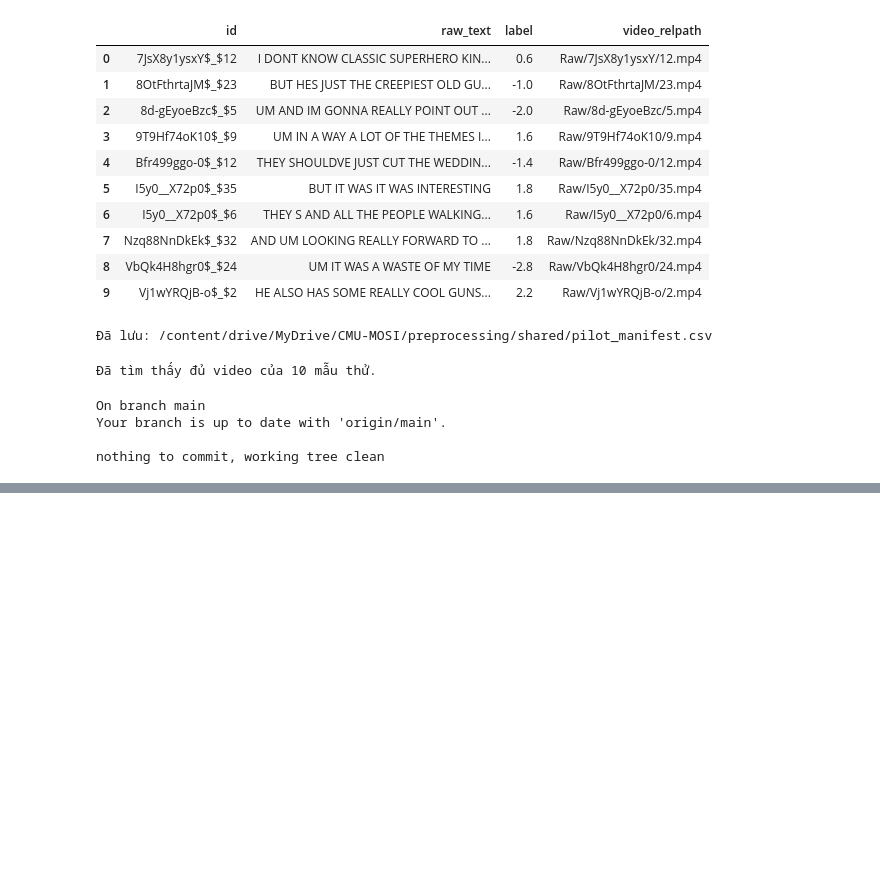
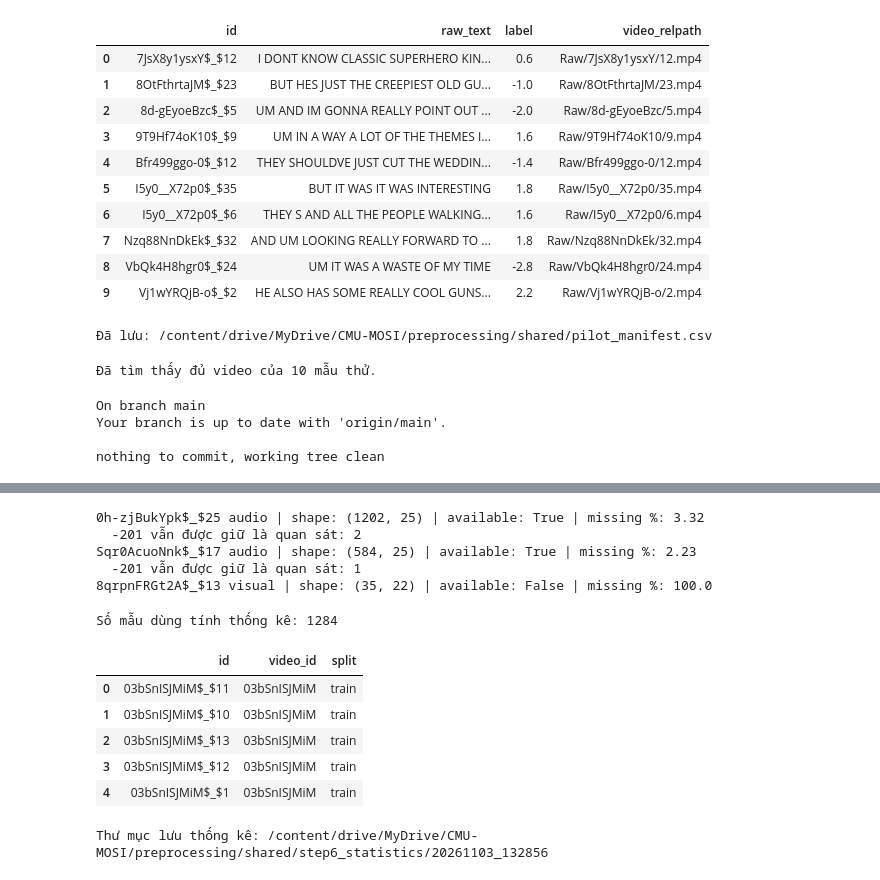
Before and after one commit to danghau2512/DataMining-MSA, a Jupyter notebook: src/notebooks/02_Preprocessing.ipynb, the cells around one changed output, grey strips where cells are left out. Drawn from its saved outputs; the diff is of its cells as text; code cells hidden in the pictures; blank space fills up the shorter version.

```diff
--- a/src/notebooks/02_Preprocessing.ipynb
+++ b/src/notebooks/02_Preprocessing.ipynb
@@ -382,0 +859,49 @@ nothing to commit, working tree clean
+# %%
+cases = [
+    ("0h-zjBukYpk$_$25", "audio"),
+    ("Sqr0AcuoNnk$_$17", "audio"),
+    ("8qrpnFRGt2A$_$13", "visual"),
+]
+
+for sample_id, modality in cases:
+    result = load_step5_features(sample_id, modality)
+
+    mask = result["observed_mask"]
+
+    print(
+        sample_id,
+        modality,
+        "| shape:", result["features"].shape,
+        "| available:", result["modality_available"],
+        "| missing %:", round((~mask).mean() * 100, 2),
+    )
+
+    if modality == "audio":
+        retained_floor = (
+            (result["features_raw"] == -201)
+            & mask
+        ).sum()
+
+        print("  -201 vẫn được giữ là quan sát:", retained_floor)
+# %% [output]
+0h-zjBukYpk$_$25 audio | shape: (1202, 25) | available: True | missing %: 3.32
+  -201 vẫn được giữ là quan sát: 2
+Sqr0AcuoNnk$_$17 audio | shape: (584, 25) | available: True | missing %: 2.23
+  -201 vẫn được giữ là quan sát: 1
+8qrpnFRGt2A$_$13 visual | shape: (35, 22) | available: False | missing %: 100.0
+# %%
+train_manifest = (
+    manifest.loc[manifest["split"].eq("train")]
+    .copy()
+    .reset_index(drop=True)
+)
+print("Số mẫu dùng tính thống kê:", len(train_manifest))
+display( train_manifest[["id", "video_id", "split"]].head())
+# %% [output]
+Số mẫu dùng tính thống kê: 1284
+|  | id | video_id | split |
+| 0 | 03bSnISJMiM$_$11 | 03bSnISJMiM | train |
+| 1 | 03bSnISJMiM$_$10 | 03bSnISJMiM | train |
+| 2 | 03bSnISJMiM$_$13 | 03bSnISJMiM | train |
+| 3 | 03bSnISJMiM$_$12 | 03bSnISJMiM | train |
+| 4 | 03bSnISJMiM$_$1 | 03bSnISJMiM | train |
@@ -382,0 +1026,14 @@ nothing to commit, working tree clean
+# %%
+run_name = datetime.now().strftime("%Y%m%d_%H%M%S")
+
+TRAIN_STATS_DIR = (
+    DATA_ROOT
+    / "preprocessing/shared/step6_statistics"
+    / run_name
+)
+
+TRAIN_STATS_DIR.mkdir(parents=True, exist_ok=True)
+
+print("Thư mục lưu thống kê:", TRAIN_STATS_DIR)
+# %% [output]
+Thư mục lưu thống kê: /content/drive/MyDrive/CMU-MOSI/preprocessing/shared/step6_statistics/20261103_132856
```
Also changed, not shown: parts of 15 cells of this notebook.
